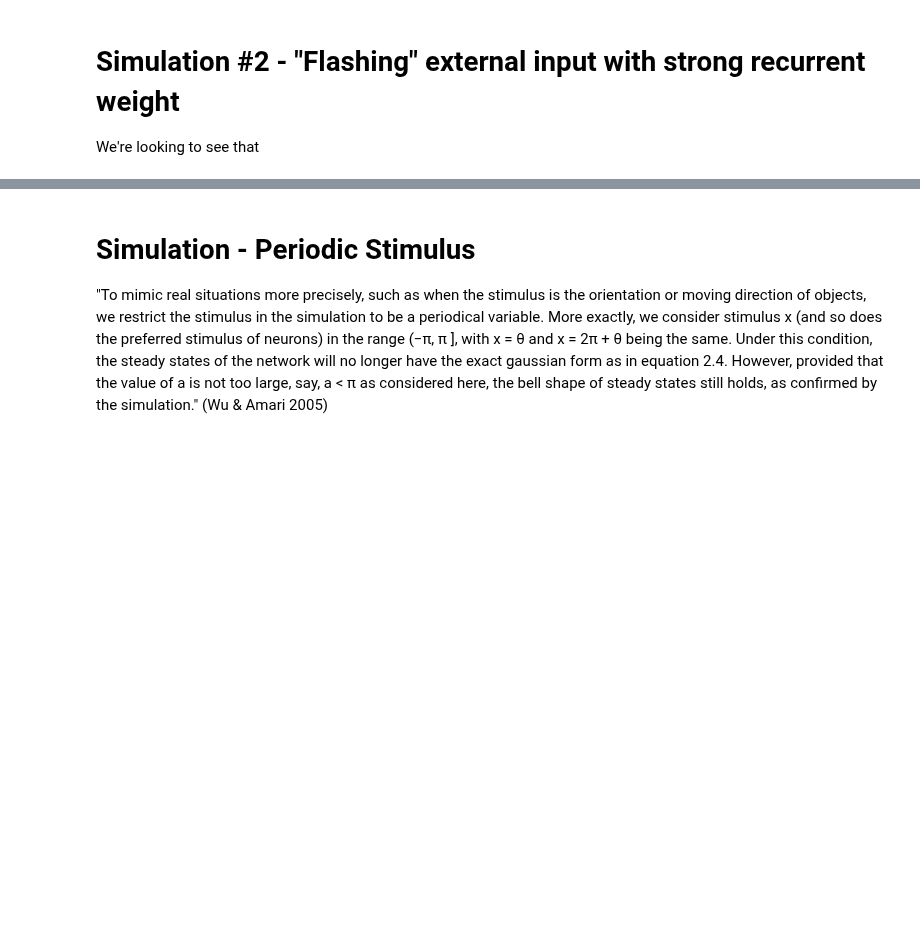
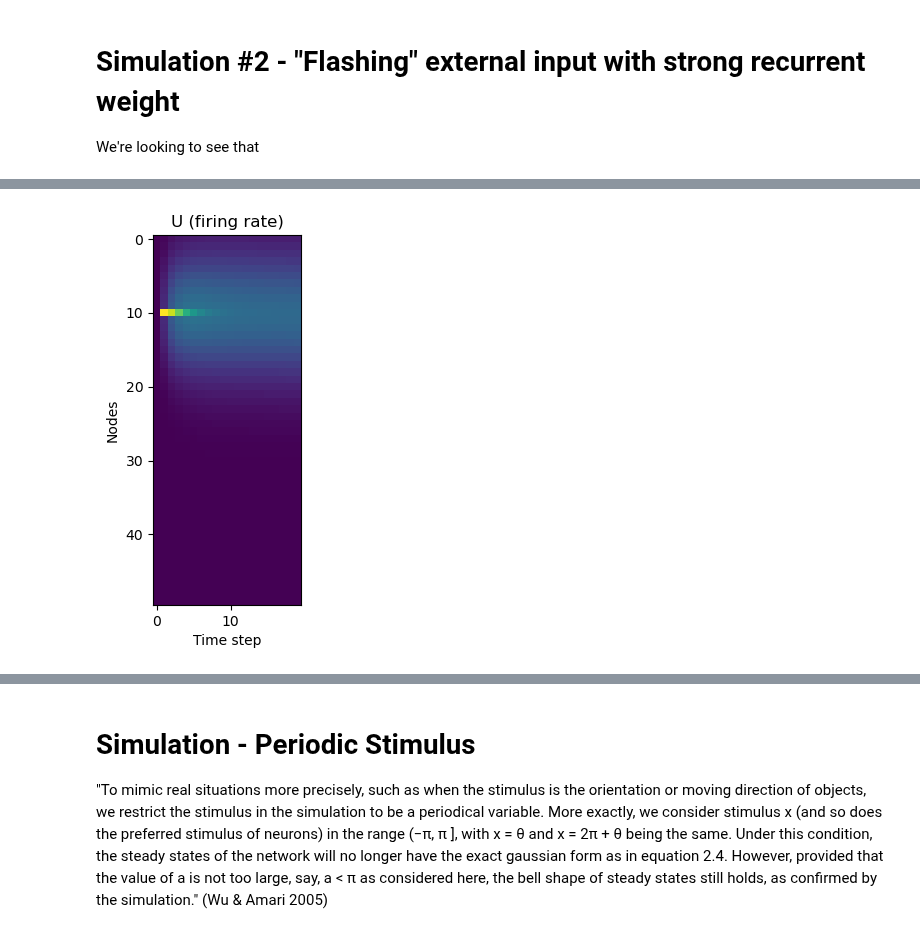
Before and after one commit to michealrm/Trappenberg_CAAN, a Jupyter notebook: caan_simulation.ipynb, the cells around one changed output, grey strips where cells are left out. Cells and saved outputs as stored; diff of their text form; code cells hidden in the pictures; blank space fills up the shorter version.

```diff
--- a/caan_simulation.ipynb
+++ b/caan_simulation.ipynb
@@ -57,0 +61,5 @@ We're looking to see that
+# %%
+network.simulate(external_input, ndyn.sp_solve_ivp, lambda sol: sol.y)
+ndyn.plot_firing_rate(network)
+# %% [output]
+[figure, added]
```
Also changed, not shown: parts of 5 cells of this notebook, 1 other file.
